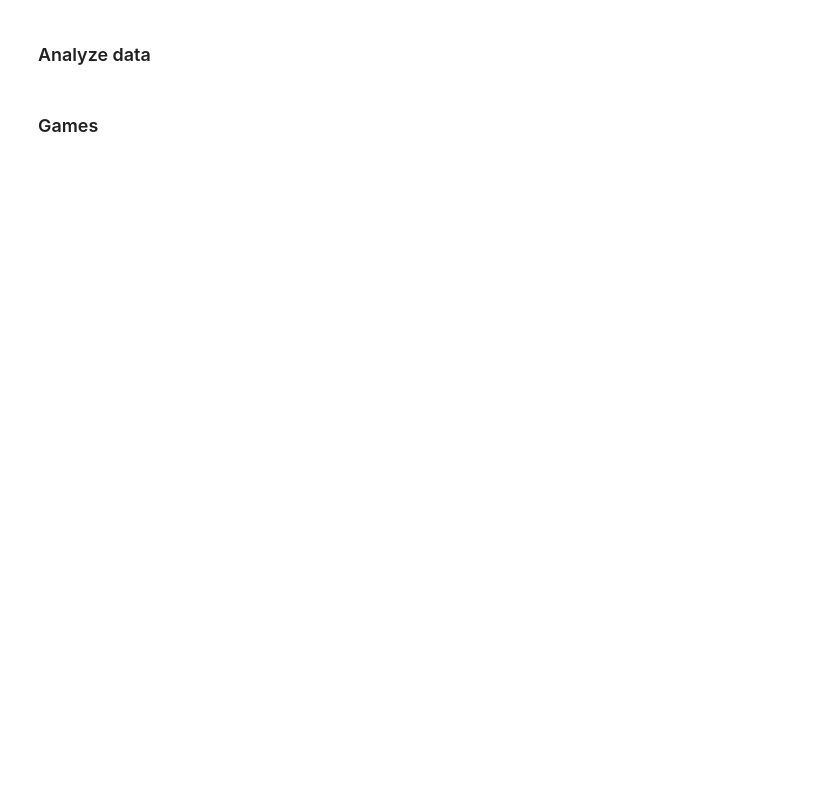
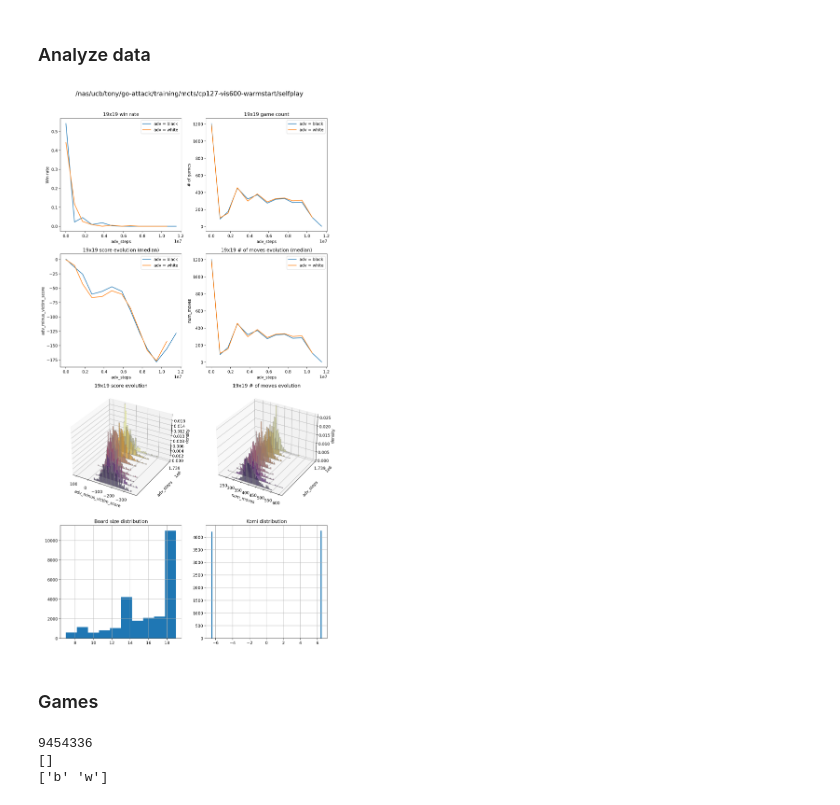
Before and after one commit to AlignmentResearch/go_attack, a Jupyter notebook: notebooks/sgf-explorer.ipynb, the cells around one changed output. Cells and saved outputs as stored; diff of their text form; code cells hidden in the pictures; blank space fills up the shorter version.

```diff
--- a/notebooks/sgf-explorer.ipynb
+++ b/notebooks/sgf-explorer.ipynb
@@ -107,10 +148,20 @@ def hist_3d(
     ax.set_ylim(ts[-1], ts[0])
     ax.set_yticks(ts[::10])
 # %%
-plt.figure(figsize=(12, 18), dpi=200)
+sz_prefix = "19x19 "
+# sz_prefix = ""
+
+nrows, ncols = 4, 2
+cur_plot_idx = 0
+def next_plot_idx():
+    global cur_plot_idx
+    cur_plot_idx += 1
+    return cur_plot_idx
+
+plt.figure(figsize=(12, 24), dpi=200)
 plt.suptitle(SELFPLAY_DIR, fontsize=16, y=0.92)
 
-plt.subplot(3, 2, 1)
+plt.subplot(nrows, ncols, next_plot_idx())
 df19[df19.adv_color == "b"].groupby("adv_steps").mean().adv_win.plot(
     label="adv = black"
 )
@@ -118,48 +169,72 @@ df19[df19.adv_color == "w"].groupby("adv_steps").mean().adv_win.plot(
     label="adv = white"
 )
 plt.ylabel("Win rate")
-plt.title("19x19 win rate")
+plt.title(sz_prefix + "win rate")
 plt.legend()
 
-plt.subplot(3, 2, 2)
+plt.subplot(nrows, ncols, next_plot_idx())
 df19[df19.adv_color == "b"].groupby("adv_steps").count().adv_win.plot(
     label="adv = black"
 )
 df19[df19.adv_color == "w"].groupby("adv_steps").count().adv_win.plot(
     label="adv = white"
 )
 plt.ylabel("# of games")
-plt.title("19x19 game count")
+plt.title(sz_prefix + "game count")
 plt.legend()
 
-ax = plt.subplot(3, 2, 3, projection="3d")
+plt.subplot(nrows, ncols, next_plot_idx())
+df19[df19.adv_color == "b"].groupby("adv_steps").median().adv_minus_victim_score.plot(
+    label="adv = black"
+)
+df19[df19.adv_color == "w"].groupby("adv_steps").median().adv_minus_victim_score.plot(
+    label="adv = white"
+)
+plt.ylabel("adv_minus_victim_score")
+plt.title(sz_prefix + "score evolution (median)")
+plt.legend()
+
+plt.subplot(nrows, ncols, next_plot_idx())
+df19[df19.adv_color == "b"].groupby("adv_steps").count().num_moves.plot(
+    label="adv = black"
+)
+df19[df19.adv_color == "w"].groupby("adv_steps").count().num_moves.plot(
+    label="adv = white"
+)
+plt.ylabel("num_moves")
+plt.title(sz_prefix + "# of moves evolution (median)")
+plt.legend()
+
+ax = plt.subplot(nrows, ncols, next_plot_idx(), projection="3d")
 hist_3d(
     df19,
-    ts=np.sort(df19.adv_steps.unique()),
+    ts=np.sort(df19.adv_steps.unique())[:-2],
     t_key="adv_steps",
     v_key="adv_minus_victim_score",
     ax=ax,
 )
 ax.invert_xaxis()
-plt.title("19x19 score evolution")
+plt.title(sz_prefix + "score evolution")
 
-ax = plt.subplot(3, 2, 4, projection="3d")
+ax = plt.subplot(nrows, ncols, next_plot_idx(), projection="3d")
 hist_3d(
     df19,
-    ts=np.sort(df19.adv_steps.unique()),
+    ts=np.sort(df19.adv_steps.unique())[:-2],
     t_key="adv_steps",
     v_key="num_moves",
     ax=ax,
 )
-plt.title("19x19 # of moves evolution")
+plt.title(sz_prefix + "# of moves evolution")
 
-plt.subplot(3, 2, 5)
+plt.subplot(nrows, ncols, next_plot_idx())
 df.board_size.hist()
 plt.title("Board size distribution")
 
-plt.subplot(3, 2, 6)
+plt.subplot(nrows, ncols, next_plot_idx())
 df19.adv_komi.hist(bins=100)
 plt.title("Komi distribution");
+# %% [output]
+[figure, added]
 # %% [markdown]
 ### Games
 # %%
@@ -183,7 +258,7 @@ class Url:
         return self.url
 # %%
 ADV_STEPS = list(sorted(df19.adv_steps.unique()))
-ADV_STEP_VIZ = ADV_STEPS[-5] if len(ADV_STEPS) > 5 else ADV_STEPS[0]
+ADV_STEP_VIZ = ADV_STEPS[-3] if len(ADV_STEPS) > 3 else ADV_STEPS[0]
 print(ADV_STEP_VIZ)
 
 df_win = df19[(df19.adv_steps == ADV_STEP_VIZ) & df19.adv_win]
@@ -191,6 +266,10 @@ print(df_win.adv_color.unique())
 
 df_loss = df19[(df19.adv_steps == ADV_STEP_VIZ) & ~df19.adv_win]
 print(df_loss.adv_color.unique())
+# %% [output]
+9454336
+[]
+['b' 'w']
 # %%
 plt.figure(figsize=(12, 12))
 plt.suptitle(f"adv_steps={ADV_STEP_VIZ}", fontsize=16, y=0.92)
```
Also changed, not shown: parts of 8 cells of this notebook, 1 other file.
